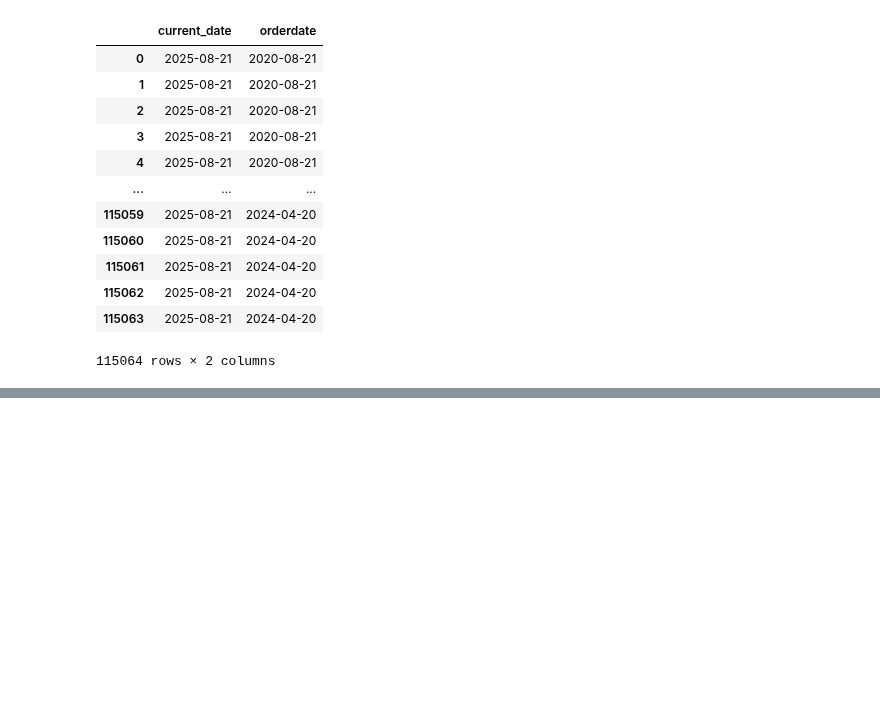
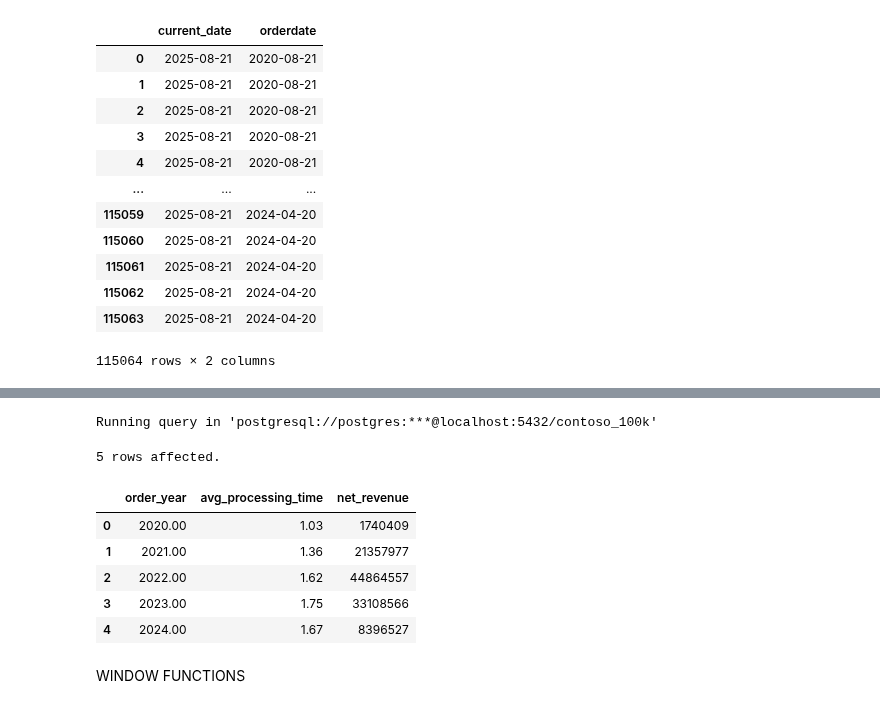
Before and after one commit to Chinedu-analysis/Chinedu-analysis, a Jupyter notebook: Resources/Blank_SQL_Notebook.ipynb, the cells around one changed output, grey strips where cells are left out. Drawn from its saved outputs; the diff is of its cells as text; code cells hidden in the pictures; blank space fills up the shorter version.

```diff
--- a/Resources/Blank_SQL_Notebook.ipynb
+++ b/Resources/Blank_SQL_Notebook.ipynb
@@ -811,0 +822,25 @@ Running query in 'postgresql://postgres:***@localhost:5432/contoso_100k'
+# %%
+%%sql
+-- AGE() and EXTRACT ()
+-- Average Processing Time
+
+Select
+  Date_part('year', orderdate) as order_year,
+  Round(Avg(Extract(Day from Age(deliverydate, orderdate))), 2) as avg_processing_time,
+  Cast(SUM(quantity * netprice * exchangerate) as integer) as net_revenue
+FROM
+  sales
+Where orderdate >= Current_Date - Interval '5 years'
+Group by order_year
+Order by order_year
+# %% [output]
+Running query in 'postgresql://postgres:***@localhost:5432/contoso_100k'
+5 rows affected.
+|  | order_year | avg_processing_time | net_revenue |
+| 0 | 2020.00 | 1.03 | 1740409 |
+| 1 | 2021.00 | 1.36 | 21357977 |
+| 2 | 2022.00 | 1.62 | 44864557 |
+| 3 | 2023.00 | 1.75 | 33108566 |
+| 4 | 2024.00 | 1.67 | 8396527 |
+# %% [markdown]
+WINDOW FUNCTIONS
```
Also changed, not shown: parts of 2 cells of this notebook.
